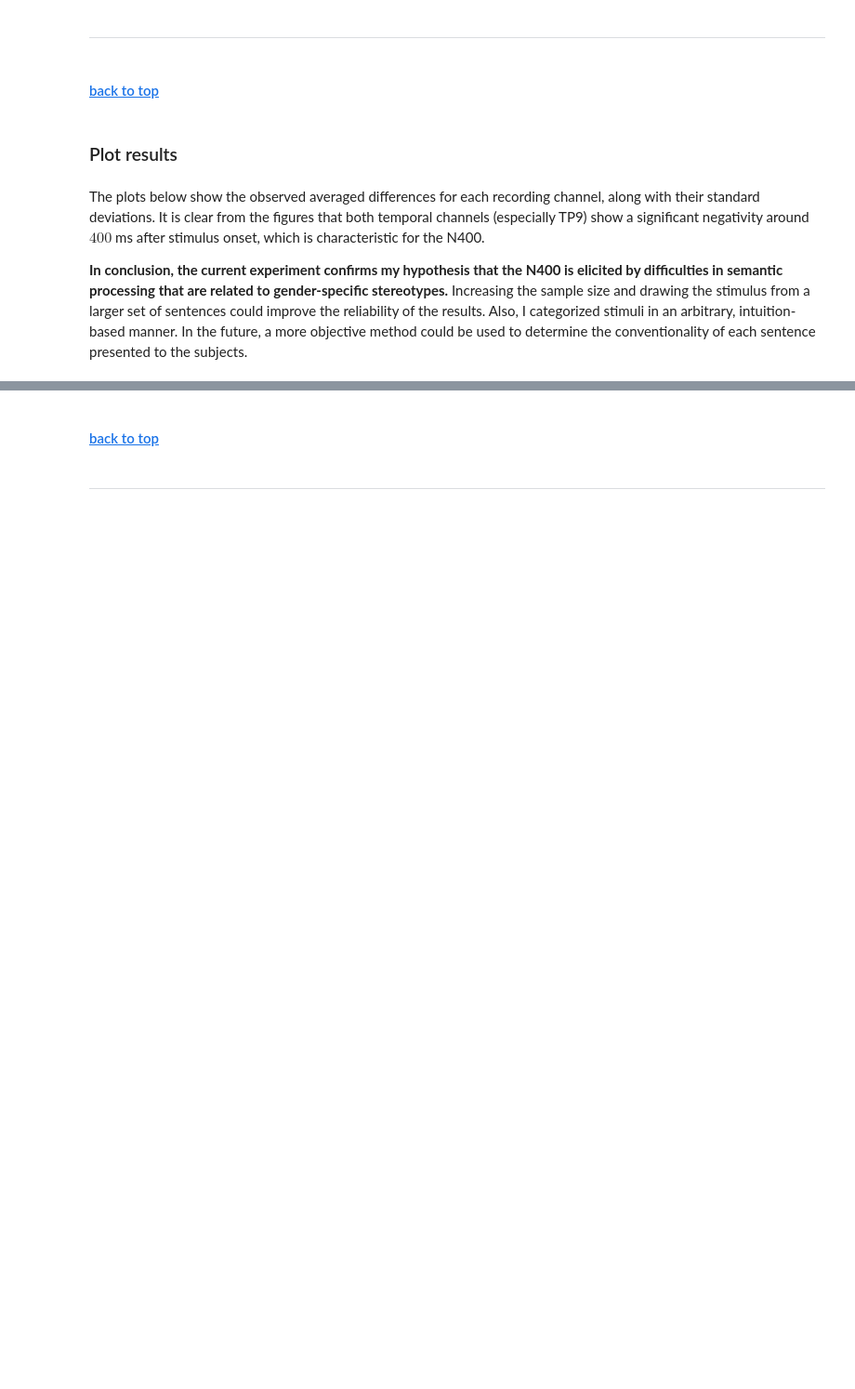
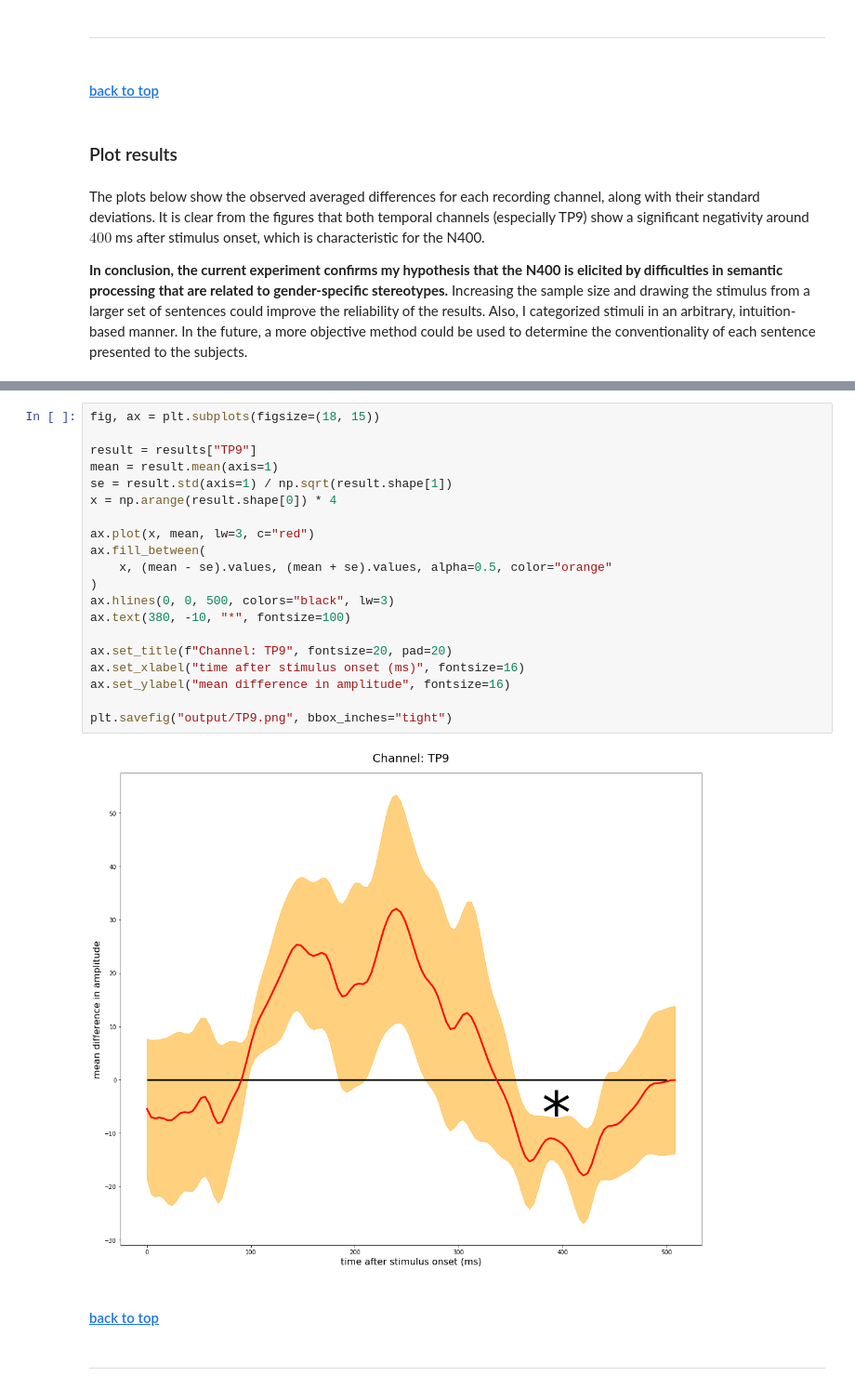
Before and after one commit to dormanh/N400_gender_pronouns, a Jupyter notebook: project.ipynb, the cells around one changed output, grey strips where cells are left out. Shown at 93% size. Cells and saved outputs as stored; diff of their text form; blank space fills up the shorter version.

```diff
--- a/project.ipynb
+++ b/project.ipynb
@@ -294,5 +296,27 @@ for i, ax in enumerate(axes.flatten()):
 # %% [output]
 [figure]
+# %%
+fig, ax = plt.subplots(figsize=(18, 15))
+
+result = results["TP9"]
+mean = result.mean(axis=1)
+se = result.std(axis=1) / np.sqrt(result.shape[1])
+x = np.arange(result.shape[0]) * 4
+
+ax.plot(x, mean, lw=3, c="red")
+ax.fill_between(
+    x, (mean - se).values, (mean + se).values, alpha=0.5, color="orange"
+)
+ax.hlines(0, 0, 500, colors="black", lw=3)
+ax.text(380, -10, "*", fontsize=100)
+
+ax.set_title(f"Channel: TP9", fontsize=20, pad=20)
+ax.set_xlabel("time after stimulus onset (ms)", fontsize=16)
+ax.set_ylabel("mean difference in amplitude", fontsize=16)
+
+plt.savefig("output/TP9.png", bbox_inches="tight")
+# %% [output]
+[figure, added]
 # %% [markdown]
 #### [back to top](#top)
 # %% [markdown]
```
Also changed, not shown: parts of 1 cell of this notebook.
